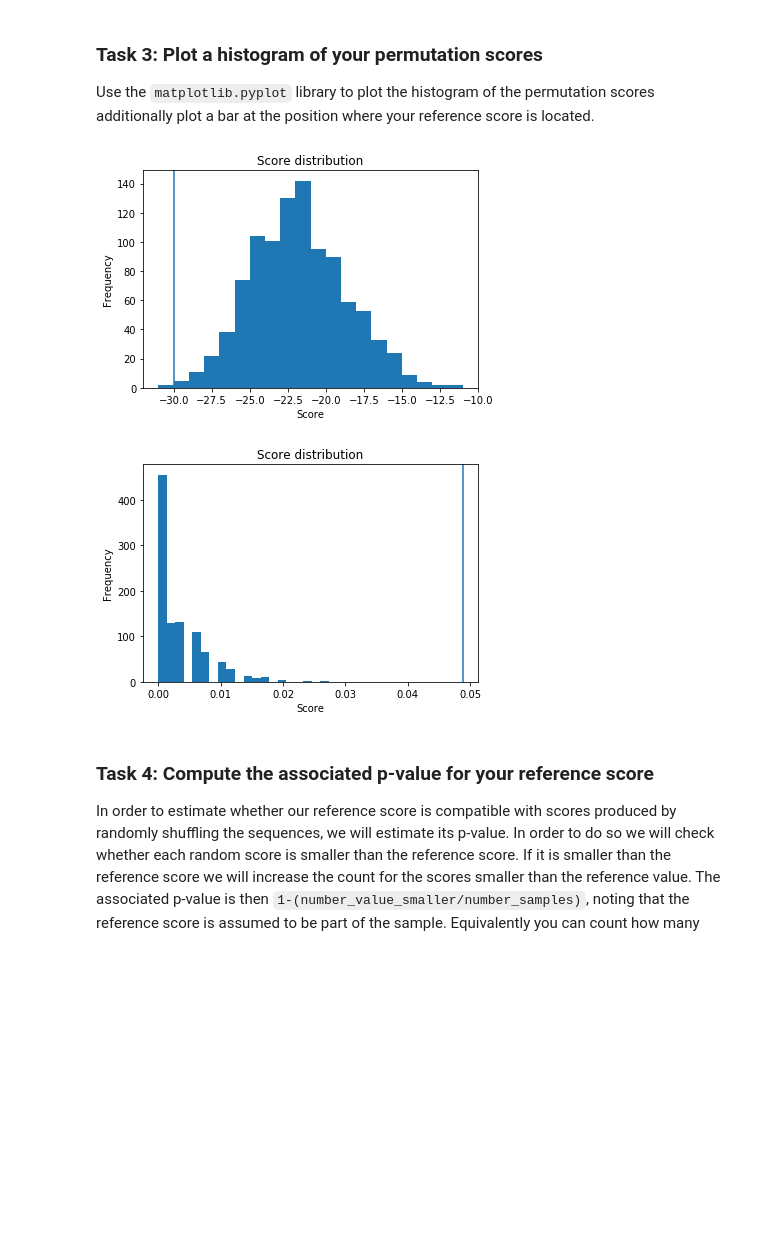
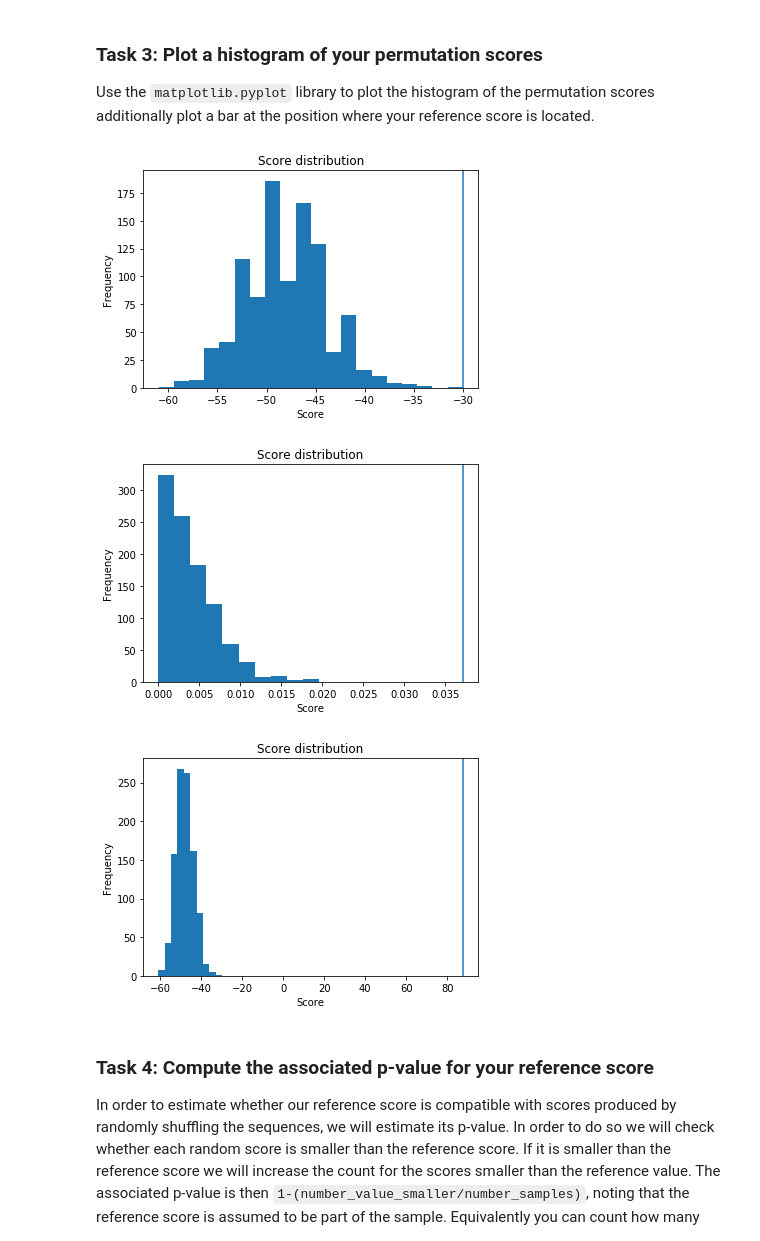
Before and after one commit to cactuskid/orthopipeline, a Jupyter notebook: minhash_orthopipeline.ipynb, the cells around one changed output. Cells and saved outputs as stored; diff of their text form; code cells hidden in the pictures; blank space fills up the shorter version.

```diff
--- a/minhash_orthopipeline.ipynb
+++ b/minhash_orthopipeline.ipynb
@@ -156,7 +156,7 @@ from datasketch import MinHash
 def splitseq(seq,k):
     return [ seq[i:(i+k)] for i in range( len(seq)-k+1) ]
 
-def gen_kmers(seq, maxk= 7, mink = 3):
+def gen_kmers(seq, maxk= 8, mink = 3):
     if maxk is None:
         maxk = len(seq)
     return [ s for k in range(mink,maxk) for s in splitseq(seq ,k)]
@@ -232,33 +246,30 @@ def shuffle_sequence(string):
 
 First you will compute a reference score given a sequence string using your function above, and then you will randomly shuffle both sequences 1000 times each time computing the alignment score and saving it in an output array.
 # %%
-%%time
-match    = 1
-mismatch = -1
-gap      = -1
-
 seq1 ='FNMADSTEPNLPDSQESFSEFWCSSLQTNDFPNIVIDESALPATSNWQTYTTMAPVCSLLDIGAQINHGDDTGLFDFNVEAGELLGRRVVS'
 seq2 ='MAVADTSELNFPDSQESFSDFWMNTLSENNELPSWQTDLNQEYDQCKETVDVLQLDTTKANDIEFPVSEFLTSSQASQQSIGDLFAQSLPS'
 
 results = needleman_wunsch_global(seq1,seq2,match, mismatch, gap) # compute_aligment_string = False
+
+s1 = pyopa.Sequence(seq1)
+s2 = pyopa.Sequence(seq2)
+
 reference_score = results['score']
+reference_score_hash = compare(seq1, seq2 )
+reference_score_pyopa = pyopa.align_short(s1, s2, pam250_env)
+
 
 permutation_scores = []
 permutation_scores_hash = []
-
-seq1 = seq1[0:int(len(seq1)/2 ) ]
-
-seq2 = seq2[0:int(len(seq2)/2 )]
-
+permutation_scores_pyopa = []
 
 # calcuate the permutation scores for 1000 times reshuffled sequences
 #-----your code: implementation-----
 for i in range(0,1000):
     shuffle_seq1 = shuffle_sequence(seq1)
     shuffle_seq2 = shuffle_sequence(seq2)
-    shuffle_results = needleman_wunsch_global(shuffle_seq1, shuffle_seq2, match, mismatch, gap)
-    permutation_scores.append(shuffle_results['score'])
+    s1 = pyopa.Sequence(shuffle_seq1)
+    s2 = pyopa.Sequence(shuffle_seq2)
+    permutation_scores_pyopa.append( pyopa.align_short(s1, s2, pam250_env) )
+    permutation_scores.append(needleman_wunsch_global(shuffle_seq1,shuffle_seq2,match, mismatch, gap)['score'])
     permutation_scores_hash.append(compare(shuffle_seq1, shuffle_seq2 ))
-#-----your code-----
-
-print (permutation_scores[0])
@@ -273,30 +280,42 @@ Use the `matplotlib.pyplot` library to plot the histogram of the permutation sco
 # %%
 %matplotlib inline
 import matplotlib.pyplot as plt
 import matplotlib
 
 #-----your code: implementation-----
 plt.hist(permutation_scores,20)
 plt.title("Score distribution")
 plt.xlabel("Score")
 plt.ylabel("Frequency")
 plt.axvline(reference_score)
 #-----your code-----
 
 plt.show()
 
 #-----your code: implementation-----
-plt.hist(permutation_scores_hash,20)
+plt.hist(permutation_scores_hash)
 plt.title("Score distribution")
 plt.xlabel("Score")
 plt.ylabel("Frequency")
 plt.axvline(reference_score_hash)
 #-----your code-----
 
 plt.show()
+
+
+#-----your code: implementation-----
+plt.hist(permutation_scores)
+plt.title("Score distribution")
+plt.xlabel("Score")
+plt.ylabel("Frequency")
+plt.axvline(reference_score_pyopa)
+#-----your code-----
+
+plt.show()
 # %% [output]
-[figure, old version]
+[figure, new version]
-[figure, old version]
+[figure, new version]
+[figure, added]
 # %% [markdown]
 ### Task 4: Compute the associated p-value for your reference score
 
```
Also changed, not shown: parts of 8 cells of this notebook, 1 other file.
